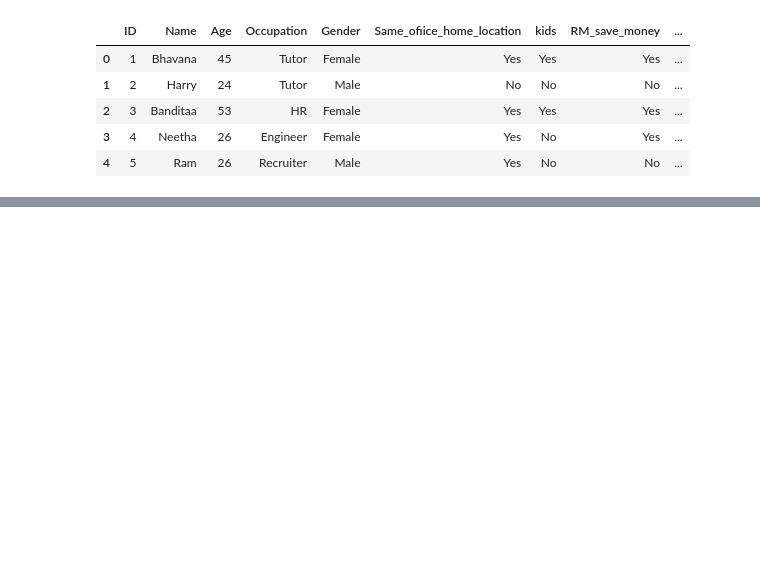
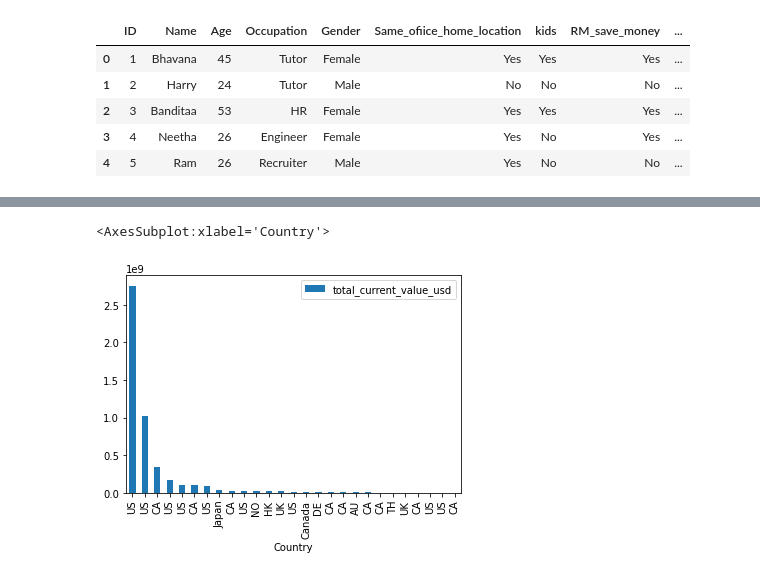
Before and after one commit to EsmaAbraham/UCDPA_Esma, a Jupyter notebook: Project - WIP.ipynb, the cells around one changed output, grey strips where cells are left out. Saved outputs shown, nothing was run; the diff lists cells and outputs as text; code cells hidden in the pictures; blank space fills up the shorter version.

```diff
--- a/Project - WIP.ipynb
+++ b/Project - WIP.ipynb
@@ -17,0 +47,5 @@ data.head()
+# %%
+# importing web daily market share
+# Source: https://www.coingecko.com/en/api/documentation
+import requests
+API_Data = requests.get('https://api.coingecko.com/api/v3/companies/public_treasury/bitcoin')
@@ -17,0 +61,2 @@ data.head()
+# %%
+data3 = API_Data.json()
@@ -17,0 +67,14 @@ data.head()
+# %%
+#Print Names of companies
+
+names = []
+countries = []
+values = []
+for p in data3['companies']: names.append(p['name'])
+for c in data3['companies']: countries.append(c['country'])
+for d in data3['companies']: values.append(d['total_current_value_usd'])
+# %%
+# extract a table
+zipped = list(zip(names, countries,values))
+summary = pd.DataFrame(zipped, columns=['Company', 'Country', 'total_current_value_usd'])
+summary
@@ -17,0 +99,5 @@ data.head()
+# %%
+summary.plot(x ='Country', y='total_current_value_usd', kind = 'bar')
+# %% [output]
+<AxesSubplot:xlabel='Country'>
+[figure, added]
```
Also changed, not shown: parts of 27 cells of this notebook, 3 other files.
